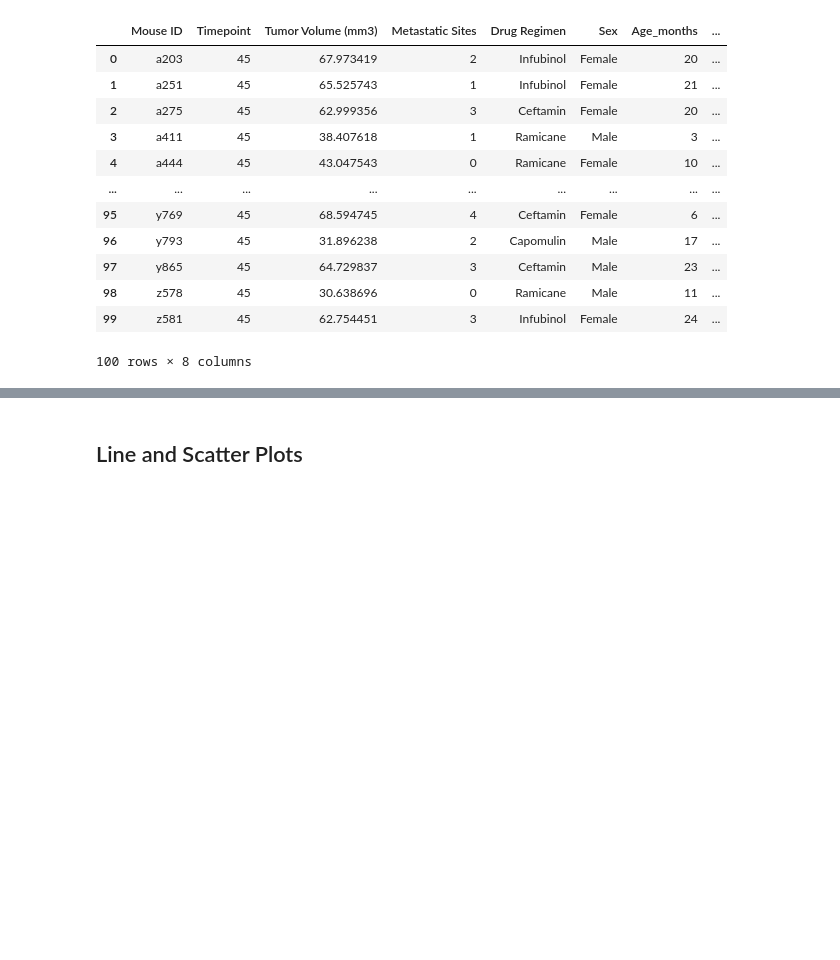
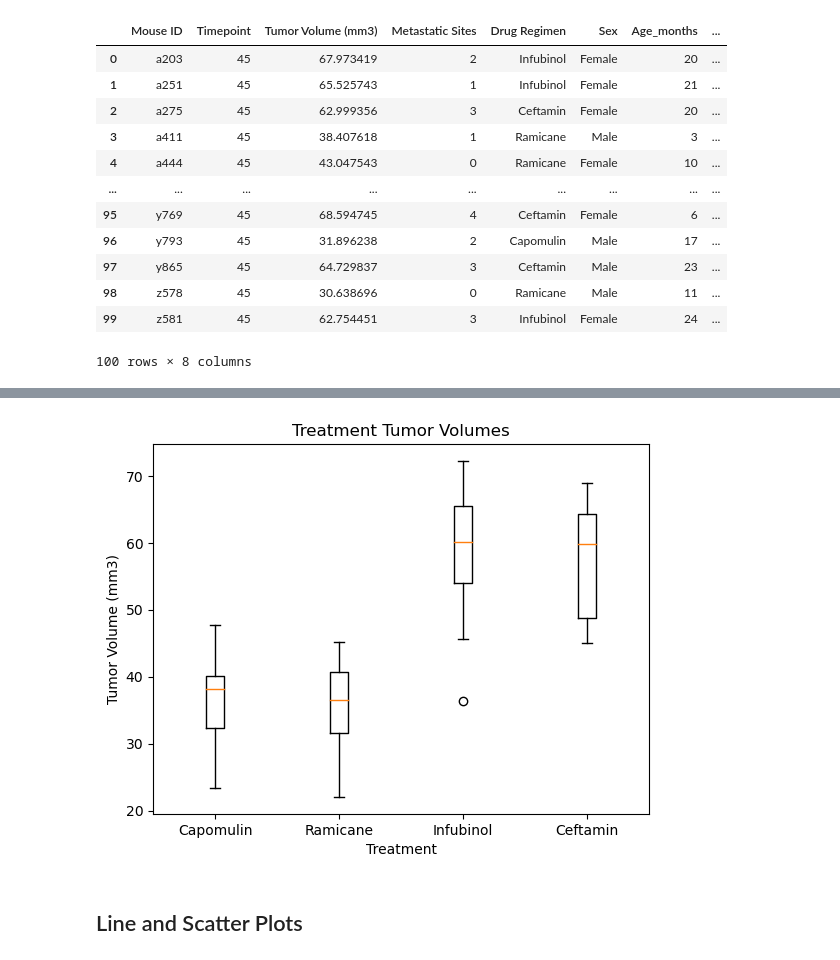
Before and after one commit to redpandata19/Matplotlib-challenge, a Jupyter notebook: Pymaceuticals/pymaceuticals_starter.ipynb, the cells around one changed output, grey strips where cells are left out. Saved outputs shown, nothing was run; the diff lists cells and outputs as text; code cells hidden in the pictures; blank space fills up the shorter version.

Commit message:
boxplot iterating over list of treatments

```diff
--- a/Pymaceuticals/pymaceuticals_starter.ipynb
+++ b/Pymaceuticals/pymaceuticals_starter.ipynb
@@ -269,11 +285,24 @@ Values above 94.04403868374999 could be outliers.
 # %%
 # Generate a box plot that shows the distrubution of the tumor volume for each treatment group.
-# fig1, ax1 = plt.subplots()
-# ax1.set_title('Treatment Tumor Volumes')
-# ax1.set_ylabel('Tumor Volume (mm3)')
-# ax1.boxplot(tumor_volumes)
-# plt.show()
+# https://docs.python.org/3/library/functions.html#enumerate
+# define the figure and short for subplot
+fig1, ax = plt.subplots()
+for i, treatment in enumerate(treat_list2, start=1):
+    treatment_data = mice_max_vol.loc[mice_max_vol['Drug Regimen'] == treatment, 'Tumor Volume (mm3)']
+    #boxplot for each treatment but in the same figure
+    ax.boxplot(treatment_data, positions=[i], labels=[treatment])
+
+
+ax.set_title('Treatment Tumor Volumes')
+ax.set_xlabel('Treatment')
+ax.set_ylabel('Tumor Volume (mm3)')
+
+ax.set_xticks(range(1, len(treat_list2) + 1))
+ax.set_xticklabels(treat_list2)
+plt.show()
 # That is only 1 boxplot - it's not separated per treatment
+# %% [output]
+[figure, added]
 # %% [markdown]
 ## Line and Scatter Plots
 # %%
```
Also changed, not shown: parts of 1 cell of this notebook.
